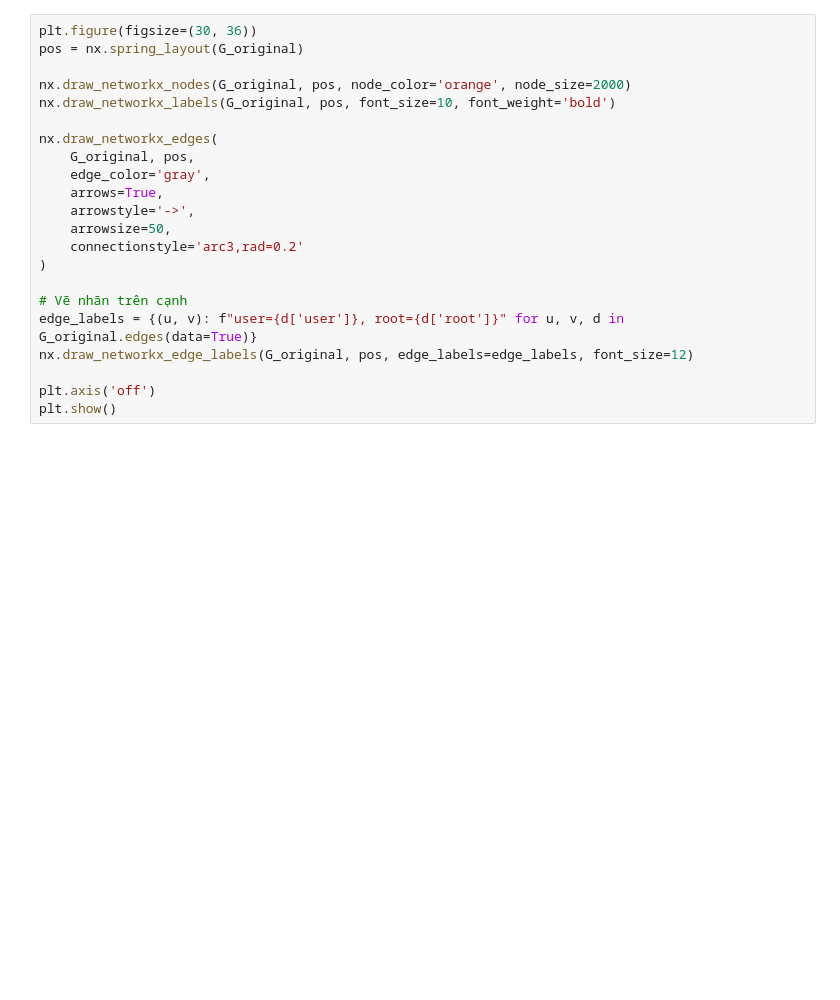
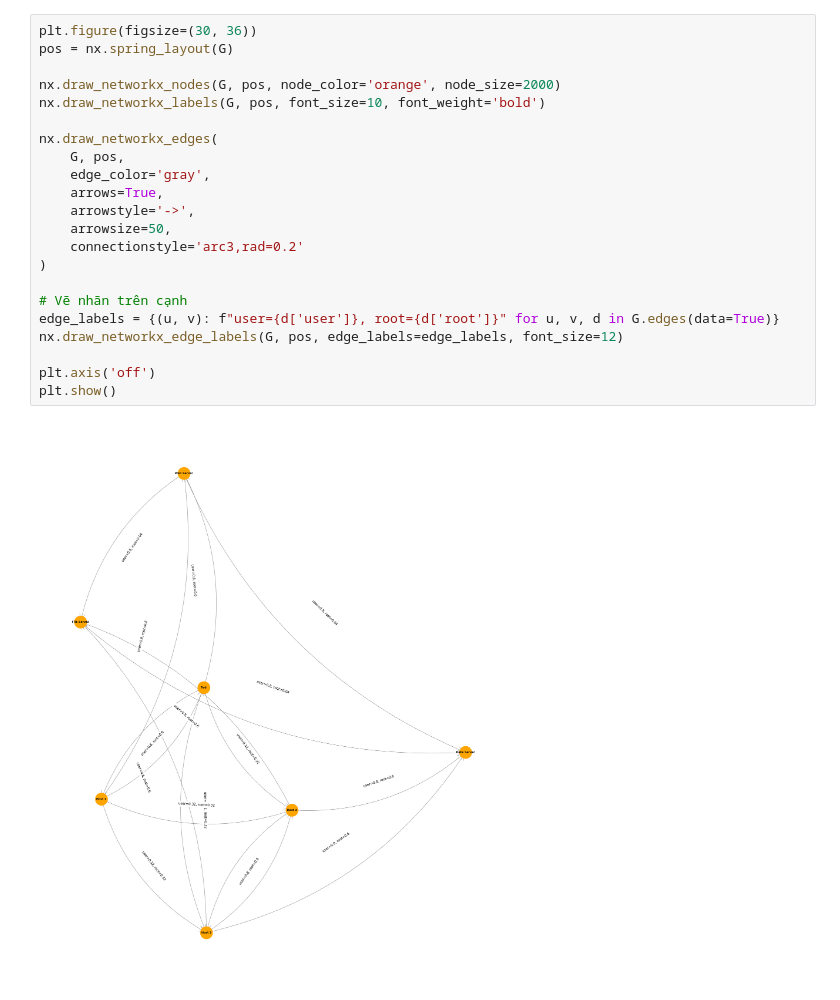
Before and after one commit to whiteshadow0201/NT505.Q11.ANTN, a Jupyter notebook: Original.ipynb, the cells around one changed output. Cells and saved outputs as stored; diff of their text form; blank space fills up the shorter version.

```diff
--- a/Original.ipynb
+++ b/Original.ipynb
@@ -142,25 +481,27 @@ def train_dqn(env, num_episodes, batch_size=10, gamma=0.99, epsilon_start=1.0, e
 # %%
 plt.figure(figsize=(30, 36))
-pos = nx.spring_layout(G_original)
+pos = nx.spring_layout(G)
 
-nx.draw_networkx_nodes(G_original, pos, node_color='orange', node_size=2000)
-nx.draw_networkx_labels(G_original, pos, font_size=10, font_weight='bold')
+nx.draw_networkx_nodes(G, pos, node_color='orange', node_size=2000)
+nx.draw_networkx_labels(G, pos, font_size=10, font_weight='bold')
 
 nx.draw_networkx_edges(
-    G_original, pos,
+    G, pos,
     edge_color='gray',
     arrows=True,
     arrowstyle='->',
     arrowsize=50,
     connectionstyle='arc3,rad=0.2'
 )
 
 # Vẽ nhãn trên cạnh
-edge_labels = {(u, v): f"user={d['user']}, root={d['root']}" for u, v, d in G_original.edges(data=True)}
-nx.draw_networkx_edge_labels(G_original, pos, edge_labels=edge_labels, font_size=12)
+edge_labels = {(u, v): f"user={d['user']}, root={d['root']}" for u, v, d in G.edges(data=True)}
+nx.draw_networkx_edge_labels(G, pos, edge_labels=edge_labels, font_size=12)
 
 plt.axis('off')
 plt.show()
+# %% [output]
+[figure, added]
 # %%
 # Initialize environment and train
 algo = global_weighted_random_attack
```
Also changed, not shown: parts of 11 cells of this notebook, 23 other files.
